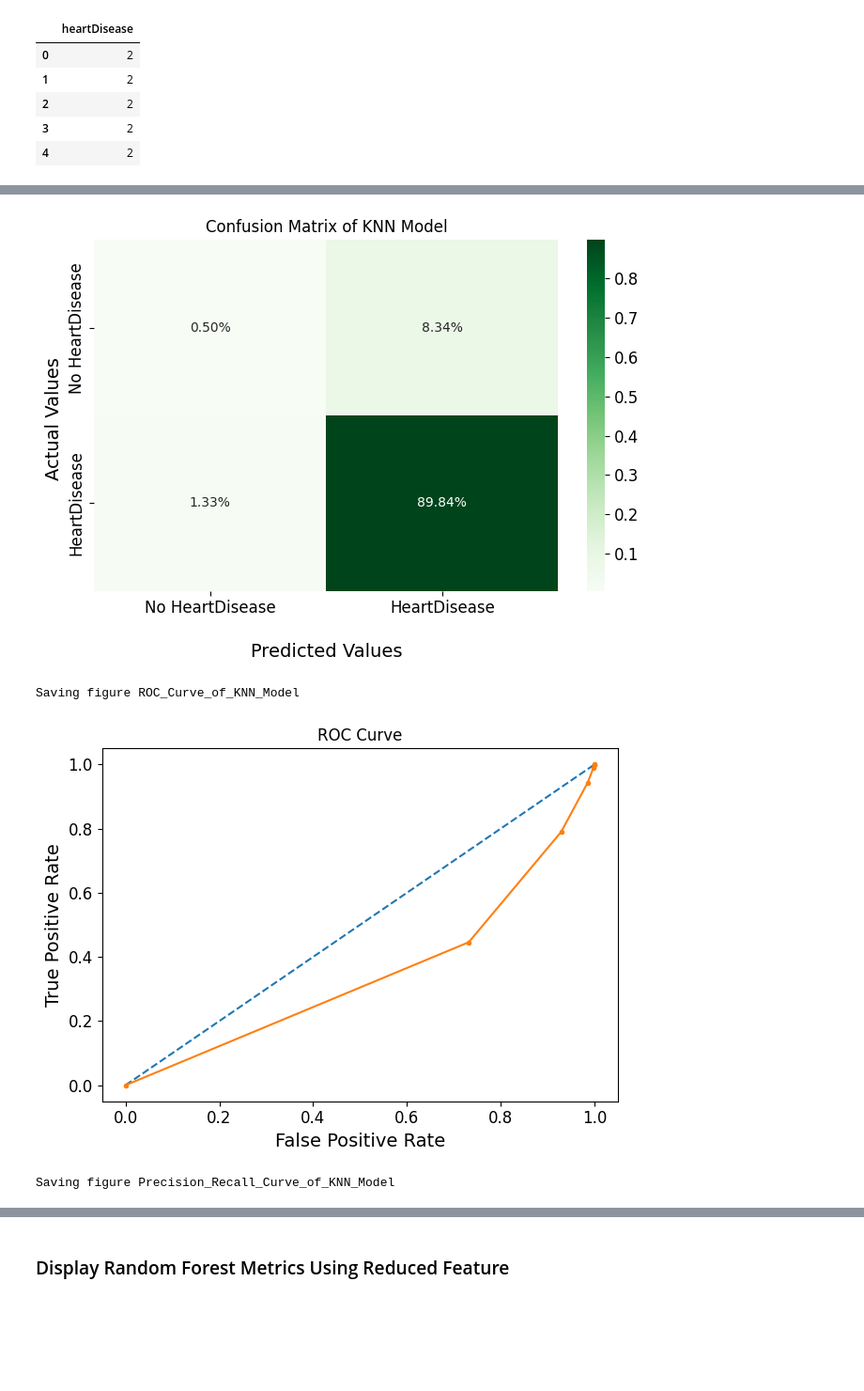
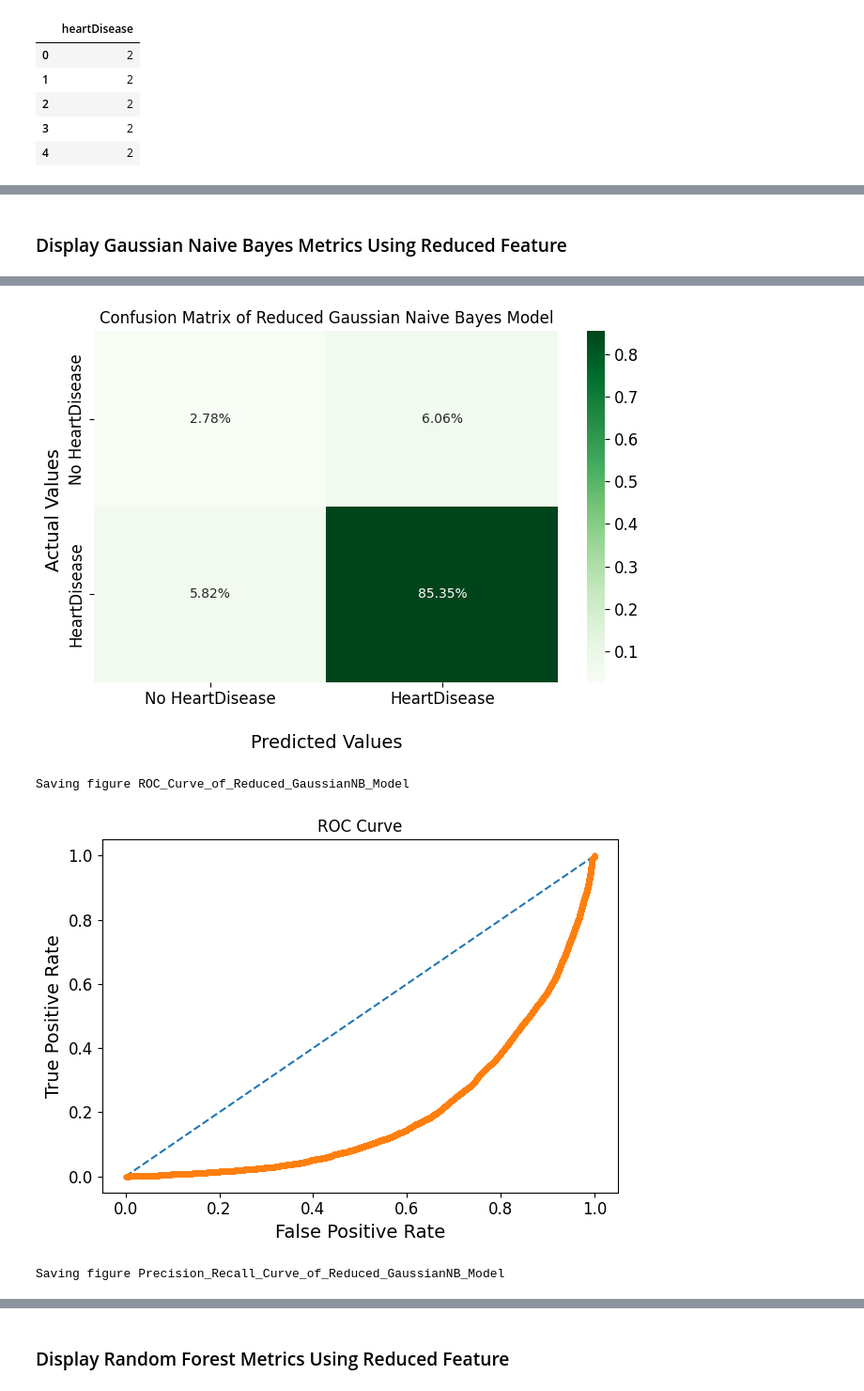
Before and after one commit to Suhyrhasan/Risk-Prediction-For-Heart-Disease, a Jupyter notebook: ModelEvaluation.ipynb, the cells around one changed output, grey strips where cells are left out. Shown: that part at 94% size. Cells and saved outputs as stored; diff of their text form; code cells hidden in the pictures; blank space fills up the shorter version.

```diff
--- a/ModelEvaluation.ipynb
+++ b/ModelEvaluation.ipynb
@@ -100,10 +108,8 @@ reduced_models = [reduced_decisiontree_model, reduced_kmeans_model, reduced_rand
 # %%
-from sklearn.metrics import classification_report, roc_curve, roc_auc_score, confusion_matrix, mean_absolute_error, PrecisionRecallDisplay, precision_recall_curve
-import seaborn as sns
 #Predict the response for test dataset
 DECISION_TREE_PATH = os.path.join('decision_tree')
-def evaluate_DecisionTree():
-    print("Decision Tree Metrics:\n")
+def evaluate_FullDecisionTree():
+    print("Full Decision Tree Metrics:\n")
     clf = full_decisiontree_model
     y_pred = clf.predict(x_test)
     print(f"Number of Positive Predictions (Heart Disease): {np.sum(y_pred == 1)}\nNumber of Negative Predictions (No Heart Disease): {np.sum(y_pred == 2)}")
@@ -123,7 +129,7 @@ def evaluate_DecisionTree():
     print('AUC: %.3f' % auc)
 
     mae = mean_absolute_error(y_test, y_pred)
-    print("Mean Absolute Error of the decision tree model is", mae)
+    print("Mean Absolute Error of the Full Decision Tree Model is", mae)
 
     # calculate roc curve
     fpr, tpr, thresholds = roc_curve(y_test, probs,
@@ -137,11 +143,11 @@ def evaluate_DecisionTree():
     ax = sns.heatmap(cm/np.sum(cm),fmt='.2%', annot=True, cmap='Greens')
     # labels
     ax.set_xlabel('\nPredicted Values')
-    ax.set_ylabel('Actual Values ');
-    ax.set_title('Confusion Matrix of Decision Tree Model')
+    ax.set_ylabel('Actual Values ')
+    ax.set_title('Confusion Matrix of Full Decision Tree Model')
     ax.xaxis.set_ticklabels(['No HeartDisease','HeartDisease'])
     ax.yaxis.set_ticklabels(['No HeartDisease','HeartDisease'])
-    save_fig(DECISION_TREE_PATH,f"Confusion_Matrix_of_Decision_Tree_Model")
+    save_fig(DECISION_TREE_PATH,f"Confusion_Matrix_of_Full_Decision_Tree_Model")
     plt.show()
 
 
@@ -154,7 +160,7 @@ def evaluate_DecisionTree():
     plt.ylabel('True Positive Rate')
     plt.title('ROC Curve')
     # show the plot
-    save_fig(DECISION_TREE_PATH,f"ROC_Curve_of_Decision_Tree_Model")
+    save_fig(DECISION_TREE_PATH,f"ROC_Curve_of_Full_Decision_Tree_Model")
     plt.show()
 
     # Plot Precision Recall Display
@@ -165,9 +171,9 @@ def evaluate_DecisionTree():
     plt.ylabel('Precision')
     plt.title('Precision Recall Curve')
     # show the plot
-    save_fig(DECISION_TREE_PATH,f"Precision_Recall_Curve_of_Decision_Tree_Model")
+    save_fig(DECISION_TREE_PATH,f"Precision_Recall_Curve_of_Full_Decision_Tree_Model")
     plt.show()
     return fpr, tpr
 
-fpr, tpr = evaluate_DecisionTree()
+fpr, tpr = evaluate_FullDecisionTree()
 # %% [output]
@@ -364,20 +542,20 @@ Saving figure Precision_Recall_Curve_of_KNN_Model
+# %% [markdown]
+### Display Gaussian Naive Bayes Metrics Using Reduced Feature
 # %%
-# Display KMeans Metrics
-KMEANS_PATH = os.path.join('kmeans')
-def evaluate_KMeans():
-    print("KMeans Metrics:\n")
-    clf = full_knn_model
-    y_pred = clf.predict(x_test)
+# Display Reduced Gaussian Naive Bayes Metrics
+
+def evaluate_ReducedGaussianNB():
+    print( "Reduced Gaussian Naive Bayes Metrics:\n")
+    reduced_gaussianNB = reduced_gaussianNB_model
+    y_pred = reduced_gaussianNB.predict(red_x_test)
     print(f"Number of Positive Predictions (Heart Disease): {np.sum(y_pred == 1)}\nNumber of Negative Predictions (No Heart Disease): {np.sum(y_pred == 2)}")
-    cm = confusion_matrix(y_test, y_pred)
+    cm = confusion_matrix(red_y_test, y_pred)
 
     # evaluate
-    print(classification_report(y_test, y_pred))
-
-    # print True and False Positive Rates
+    print(classification_report(red_y_test, y_pred))
 
     # predict probabilities
-    probs = clf.predict_proba(x_test)
+    probs = reduced_gaussianNB.predict_proba(red_x_test)
     # keep probabilities for the positive outcome only
     probs = probs[:, 1]
     # calculate AUC
@@ -385,12 +563,11 @@ def evaluate_KMeans():
 
     print('AUC: %.3f' % auc)
 
-    mae = mean_absolute_error(y_test, y_pred)
-    print("Mean Absolute Error of the KNN model is", mae)
+    mae = mean_absolute_error(red_y_test, y_pred)
+    print("Mean Absolute Error of the Reduced Gaussian Naive Bayes model is", mae)
 
     # calculate roc curve
-    fpr, tpr, thresholds = roc_curve(y_test, probs,
-                                    pos_label=1)
+    fpr, tpr, thresholds = roc_curve(red_y_test, probs, pos_label=1)
 
     #print a couple of the True and False Positive Rates results
     print("False Positive Rate", fpr, "True Postitive Rate", tpr)
@@ -400,11 +577,11 @@ def evaluate_KMeans():
     ax = sns.heatmap(cm/np.sum(cm),fmt='.2%', annot=True, cmap='Greens')
     # labels
     ax.set_xlabel('\nPredicted Values')
-    ax.set_ylabel('Actual Values ');
-    ax.set_title('Confusion Matrix of KNN Model')
+    ax.set_ylabel('Actual Values ')
+    ax.set_title('Confusion Matrix of Reduced Gaussian Naive Bayes Model')
     ax.xaxis.set_ticklabels(['No HeartDisease','HeartDisease'])
     ax.yaxis.set_ticklabels(['No HeartDisease','HeartDisease'])
-    save_fig(KMEANS_PATH,f"Confusion_Matrix_of_KNN_Model")
+    save_fig(GaussianNB_PATH,f"Confusion_Matrix_of_Reduced_GaussianNB_Model")
     plt.show()
 
     # plot ROC Curve
@@ -417,20 +594,20 @@ def evaluate_KMeans():
     plt.ylabel('True Positive Rate')
     plt.title('ROC Curve')
     # show the plot
-    save_fig(KMEANS_PATH,f"ROC_Curve_of_KNN_Model")
+    save_fig(GaussianNB_PATH, f"ROC_Curve_of_Reduced_GaussianNB_Model")
     plt.show()
 
     # Plot Precision Recall Display
-    prec, recall, _ = precision_recall_curve(y_test, probs, pos_label=1)
+    prec, recall, _ = precision_recall_curve(red_y_test, probs, pos_label=1)
     pr_display = PrecisionRecallDisplay(precision=prec, recall=recall).plot()
     # labels
     plt.xlabel('Recall')
     plt.ylabel('Precision')
     plt.title('Precision Recall Curve')
     # show the plot
-    save_fig(KMEANS_PATH,f"Precision_Recall_Curve_of_KNN_Model")
+    save_fig(GaussianNB_PATH, f"Precision_Recall_Curve_of_Reduced_GaussianNB_Model")
     plt.show()
     return fpr, tpr
 
-fpr3, tpr3 = evaluate_KMeans()
+fpr5, tpr5 = evaluate_ReducedGaussianNB()
 # %% [output]
@@ -456,4 +632,4 @@ Saving figure Confusion_Matrix_of_KNN_Model
-[figure, old version]
+[figure, new version]
-Saving figure ROC_Curve_of_KNN_Model
+Saving figure ROC_Curve_of_Reduced_GaussianNB_Model
-[figure, old version]
+[figure, new version]
-Saving figure Precision_Recall_Curve_of_KNN_Model
+Saving figure Precision_Recall_Curve_of_Reduced_GaussianNB_Model
```
Also changed, not shown: parts of 18 cells of this notebook, 37 other files.
